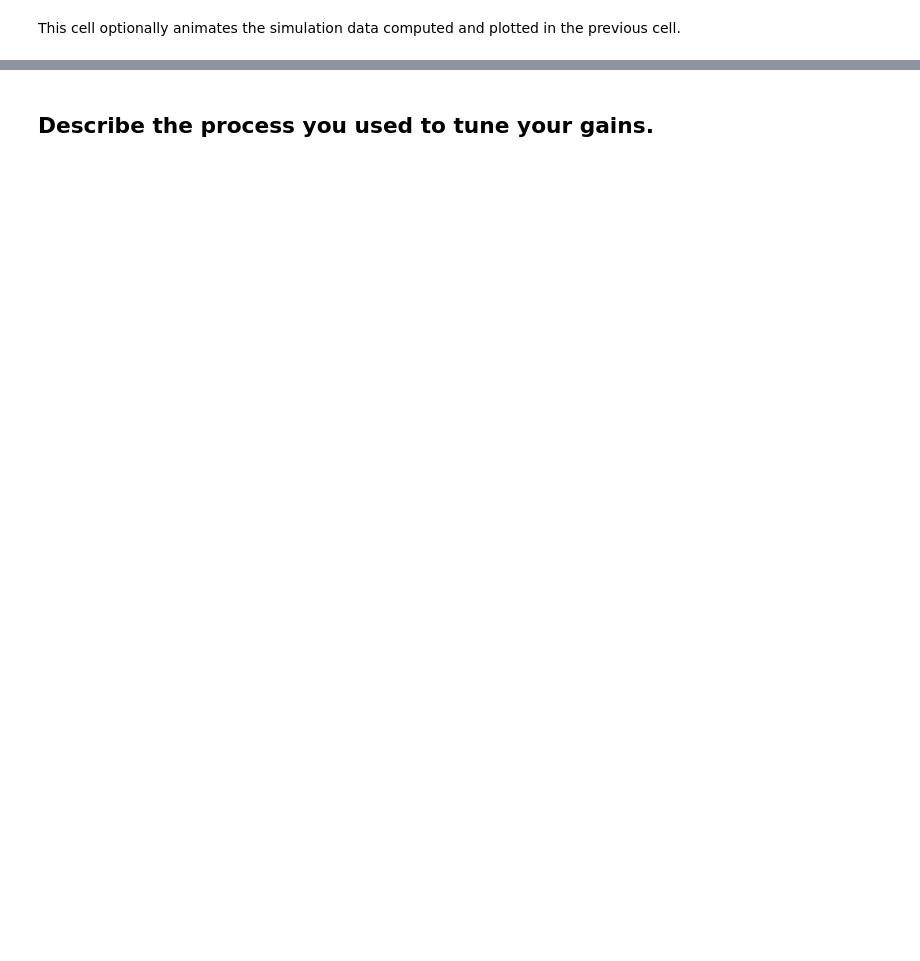
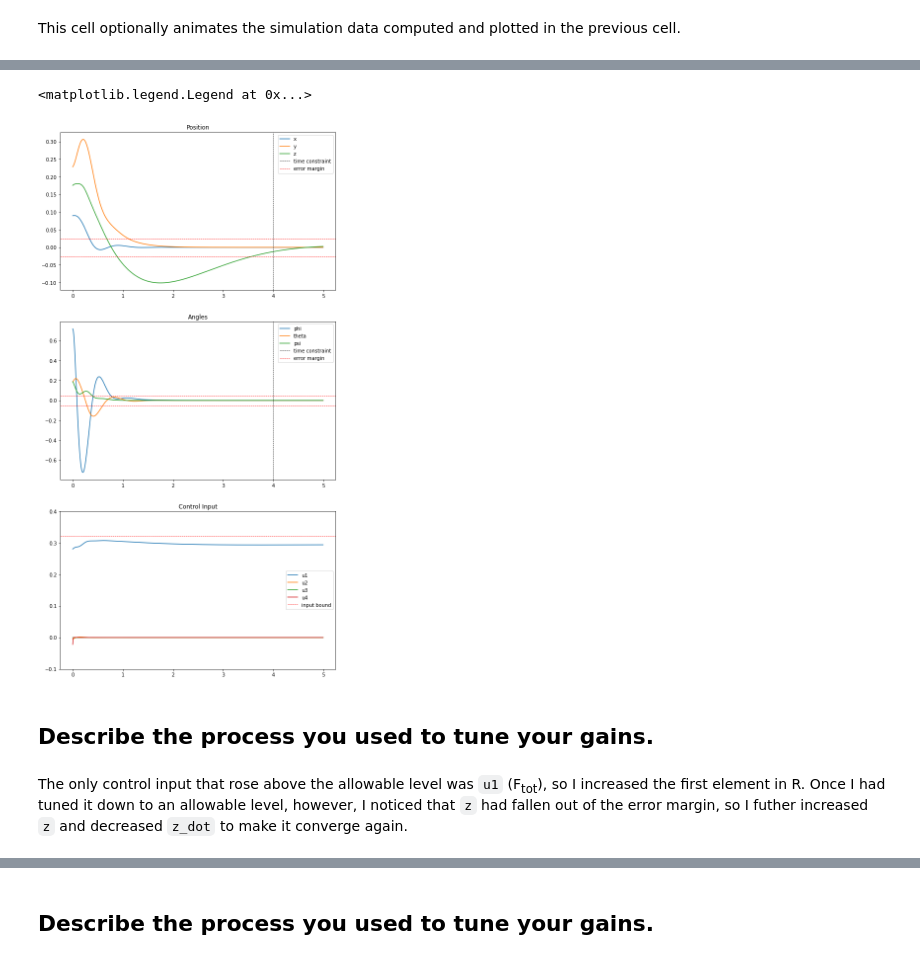
Before and after one commit to mforese/MAE345-F2020, a Jupyter notebook: Lab2.ipynb, the cells around one changed output, grey strips where cells are left out. Saved outputs shown, nothing was run; the diff lists cells and outputs as text; code cells hidden in the pictures; blank space fills up the shorter version.

```diff
--- a/Lab2.ipynb
+++ b/Lab2.ipynb
@@ -102,0 +138,6 @@ This cell optionally animates the simulation data computed and plotted in the pr
+# %%
+# tuned Q and R
+Q = np.diag([20, 90, 30, 0.001, 0.0001, 1, 1, 10, 0.01, 0.0005, 0.0005, .01])
+R = 2 * np.diag([1e4, 1e6, 1e6, 1e2])
+
+quad = CrazyflieLQR(Q, R, np.zeros(3))
@@ -102,0 +159,43 @@ This cell optionally animates the simulation data computed and plotted in the pr
+# %%
+# Comment the following line if you want to do not want to use the same random initial condition.
+np.random.seed(42)
+
+ic = np.random.rand(12) * 1.2
+ic[0:3] = ic[0:3] / 5
+ic[6:9] = ic[6:9] / 5
+
+times, states, inputs = quad.simulate(ic, 5, 0.01, clip_input=False)
+
+#%matplotlib notebook
+plt.rcParams["figure.figsize"] = (10, 20)
+fig = plt.figure()
+
+ax = fig.add_subplot(311, title='Position')
+ax.plot(times, states[0, :], label='x')
+ax.plot(times, states[1, :], label='y')
+ax.plot(times, states[2, :], label='z')
+ax.axvline(x=4, linestyle='--', color='k', linewidth=0.8, label='time constraint')
+ax.axhline(y=0.025, linestyle='--', color='r', linewidth=0.8, label='error margin')
+ax.axhline(y=-0.025, linestyle='--', color='r', linewidth=0.8)
+ax.legend()
+
+ax = fig.add_subplot(312, title='Angles')
+ax.plot(times, states[3, :], label='phi')
+ax.plot(times, states[4, :], label='theta')
+ax.plot(times, states[5, :], label='psi')
+ax.axvline(x=4, linestyle='--', color='k', linewidth=0.8, label='time constraint')
+ax.axhline(y=0.05, linestyle='--', color='r', linewidth=0.8, label='error margin')
+ax.axhline(y=-0.05, linestyle='--', color='r', linewidth=0.8)
+ax.legend()
+
+ax = fig.add_subplot(313, title='Control Input')
+ax.plot(times, inputs[0, :], label='u1')
+ax.plot(times, inputs[1, :], label='u2')
+ax.plot(times, inputs[2, :], label='u3')
+ax.plot(times, inputs[3, :], label='u4')
+ax.axhline(y=0.32, linestyle='--', color='r', linewidth=0.8, label='input bound')
+ax.set_ylim(-0.1,0.4)
+ax.legend()
+# %% [output]
+<matplotlib.legend.Legend at 0x...>
+[figure, added]
@@ -102,0 +205,4 @@ This cell optionally animates the simulation data computed and plotted in the pr
+# %% [markdown]
+## Describe the process you used to tune your gains.
+# %% [markdown]
+The only control input that rose above the allowable level was `u1` (F<sub>tot</sub>), so I increased the first element in R. Once I had tuned it down to an allowable level, however, I noticed that `z` had fallen out of the error margin, so I futher increased `z` and decreased `z_dot` to make it converge again.
```
Also changed, not shown: parts of 36 cells of this notebook.
